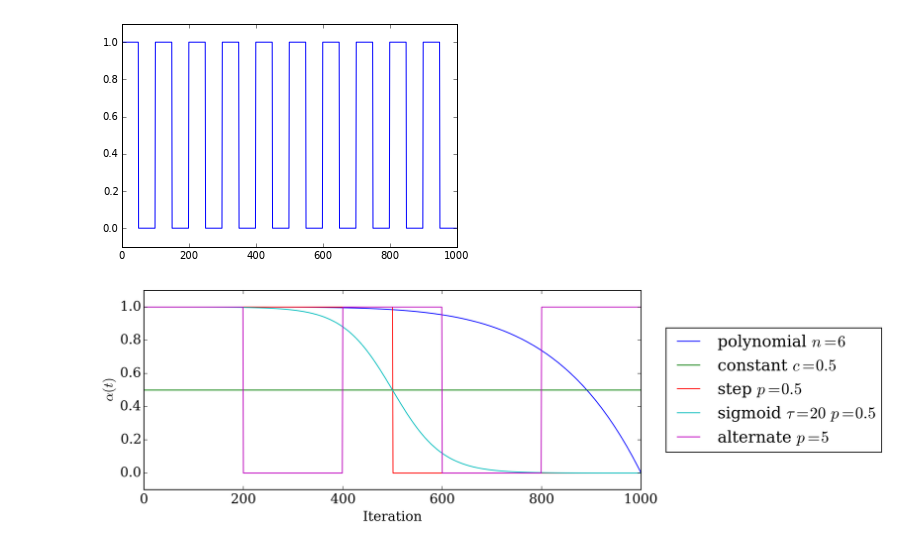
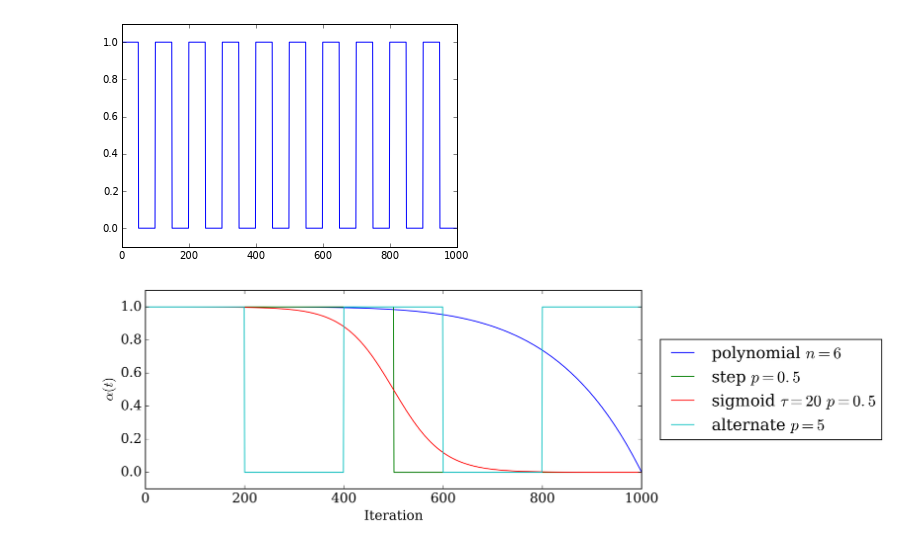
Before and after one commit to lotka/autofaces, a Jupyter notebook: notebooks/alpha_function_test.ipynb, the cells around one changed output. Saved outputs shown, nothing was run; the diff lists cells and outputs as text; code cells hidden in the pictures.

```diff
--- a/notebooks/alpha_function_test.ipynb
+++ b/notebooks/alpha_function_test.ipynb
@@ -104,34 +104,35 @@ poly = x.copy()
 for i in xrange(len(x)):
     poly[i] = alpha_poly(x[i],1000,order=6)
 
 sig = x.copy()
 for i in xrange(len(x)):
     sig[i] = alpha_sigmoid(x[i],1000,20)
 
 flp = x.copy()
 for i in xrange(len(x)):
     flp[i] = alpha_flip(x[i],1000)
 
 import matplotlib
 matplotlib.rcParams['figure.figsize'] = (10.0, 4.0)
 matplotlib.rcParams['savefig.dpi'] = 600
 matplotlib.rcParams['font.size'] = 15
 matplotlib.rcParams['font.family'] = 'serif'
 matplotlib.rcParams['figure.dpi'] = 400
 
 plt.figure()
 plt.plot(x,poly,label='polynomial $n=6$')
-plt.plot(x,0.5*np.ones(x.shape),label='constant $c=0.5$')
+# plt.plot(x,0.5*np.ones(x.shape),label='constant $c=0.5$')
+# plt.plot(x,0.0*np.ones(x.shape),label='constant $c=0.0$')
 plt.plot(x,step,label='step $p=0.5$')
 plt.plot(x,sig,label='sigmoid $\\tau=20$ $p=0.5$')
 plt.plot(x,flp,label='alternate $p=5$')
 plt.ylim(-0.1,1.1)
 plt.ylabel('$\\alpha(t)$')
 plt.xlabel('Iteration')
 plt.legend(bbox_to_anchor=(1.5,0.5), loc='center right', ncol=1)
 plt.savefig('../report_final/figures/alpha.pdf',bbox_inches='tight', pad_inches=0.1)
 plt.show()
 # %% [output]
-[figure, old version]
+[figure, new version]
 # %%
 sdgsdg
```
Also changed, not shown: 16 other files.
